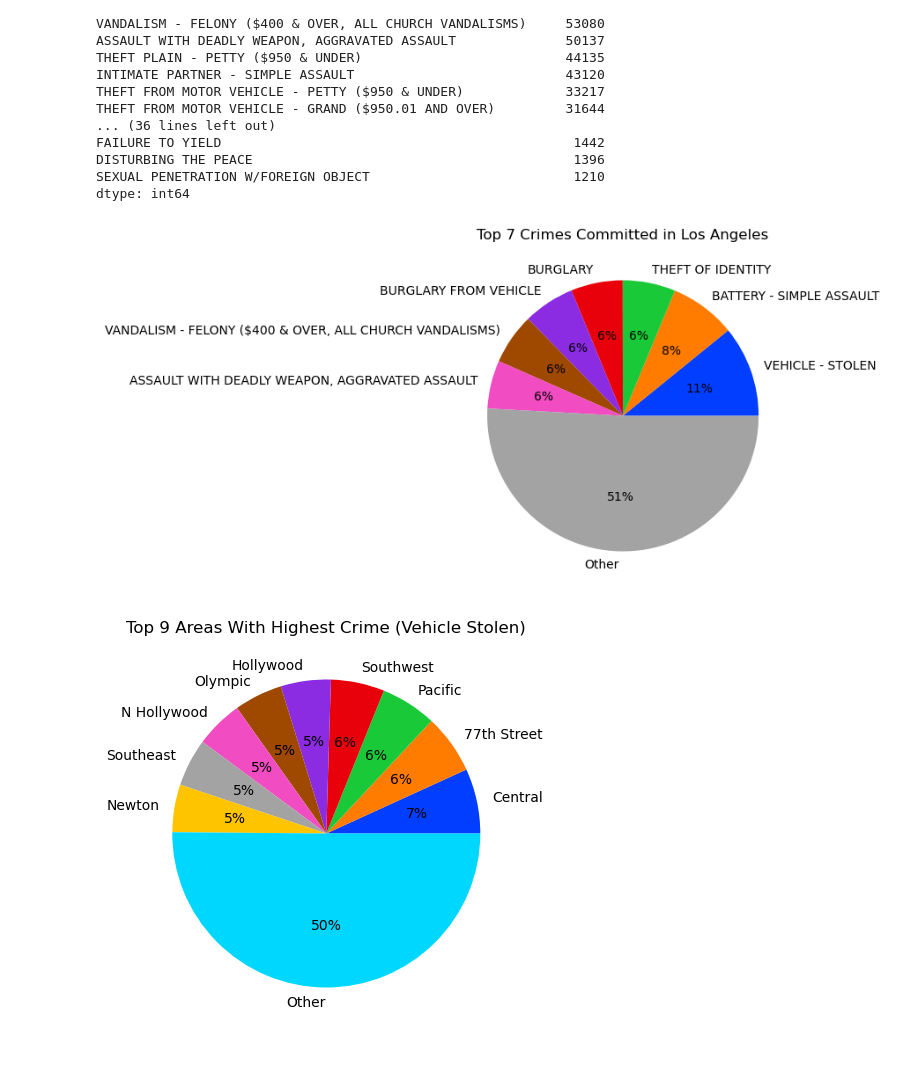
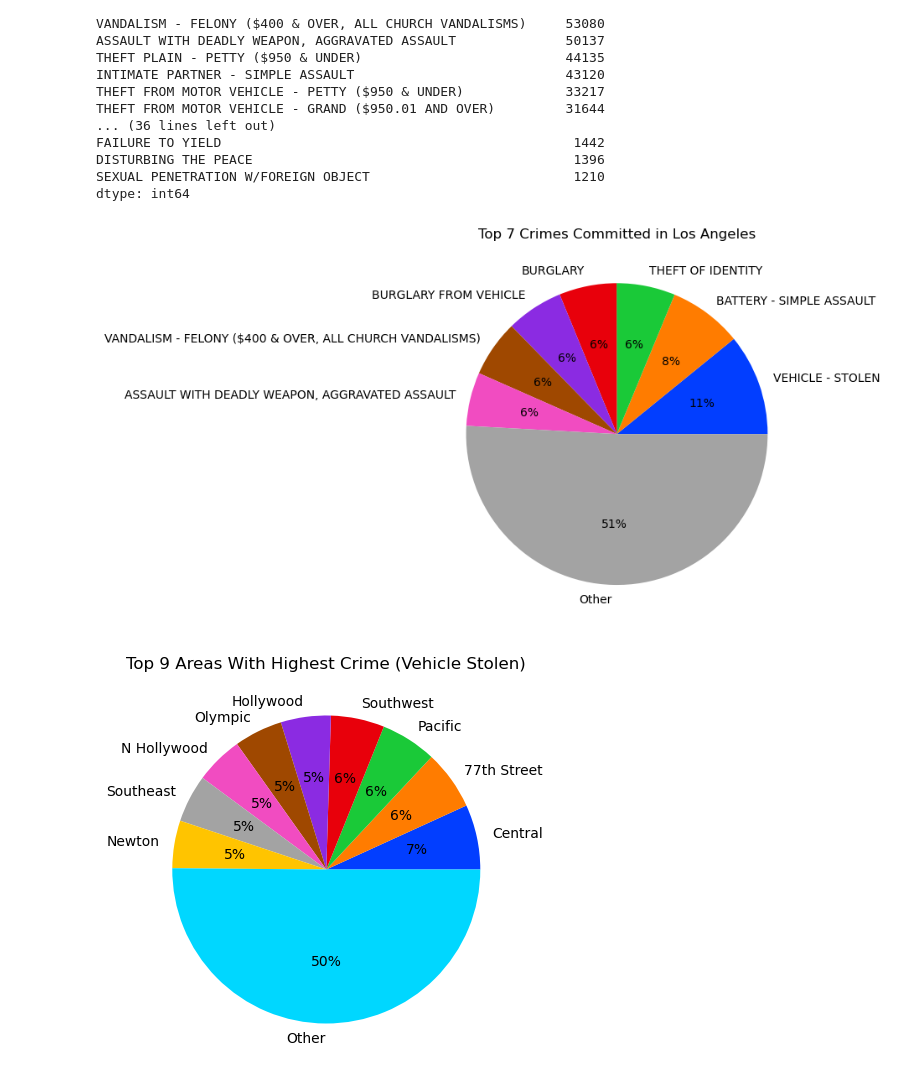
Before and after one commit to wiseorcool/Project-1-Team-4, a Jupyter notebook: April 10th Initial Graphs/json-response.ipynb, the cells around one changed output. Drawn from its saved outputs; the diff is of its cells as text; code cells hidden in the pictures.

```diff
--- a/April 10th Initial Graphs/json-response.ipynb
+++ b/April 10th Initial Graphs/json-response.ipynb
@@ -497,35 +497,37 @@ dtype: int64
 
 Top_Crimes_LosAngeles=response_df_formatted["crm_cd_desc"].value_counts().sort_values(ascending=False)
 # TOP 7 Crimes Committed represent clost to 50% of all the total crimes committed in los angeles in the given period
 # Since there are 139 different crimes description combining the rest into a single other category
 
 
 # Threshold for identifying crimes with less than 5.5% of total crimes
 threshold = Top_Crimes_LosAngeles.values.sum() * 0.055
 
 # Create new data and add only crimes which are greater than the threshold of 6%
 Top_Crimes_LosAngeles_large_Category = Top_Crimes_LosAngeles[Top_Crimes_LosAngeles >= threshold]
 Top_Crimes_LosAngeles_small_Category = Top_Crimes_LosAngeles[Top_Crimes_LosAngeles < threshold]
 other_value_sum = Top_Crimes_LosAngeles_small_Category.sum()
 Top_Crimes_LosAngeles_other_Category = pd.concat([Top_Crimes_LosAngeles_large_Category, pd.Series({'Other': other_value_sum})])
 
 #define data
 plt.figure(figsize=(10,5))
 data=Top_Crimes_LosAngeles_other_Category.values
 labels=Top_Crimes_LosAngeles_other_Category.index
 
 
 #define Seaborn color palette to use
 colors = sns.color_palette('bright')
 
 
 # plt.pie(x=Top_Crimes_LosAngeles.values,labels=Top_Crimes_LosAngeles.index,autopct='%.0f%%')
-plt.pie(x=data,labels=labels,colors=colors,autopct='%.0f%%')
+plt.pie(x=data,labels=labels,colors=colors,autopct='%.0f%%',rotatelabels=0)
 plt.title("Top 7 Crimes Committed in Los Angeles")
 # plt.show()
+# plt.figure(figsize=(16,8))
 plt.savefig('Top Crimes Committed in Los Angeles.png')
+plt.tight_layout()
 # %% [output]
-[figure, old version]
+[figure, new version]
 # %%
 Top_Area_LosAngeles=response_df_formatted["area_name"].value_counts().sort_values(ascending=False)
 # Top 9 cities represnet almost 50% of all the total crimes committed in LosAngeles
```
